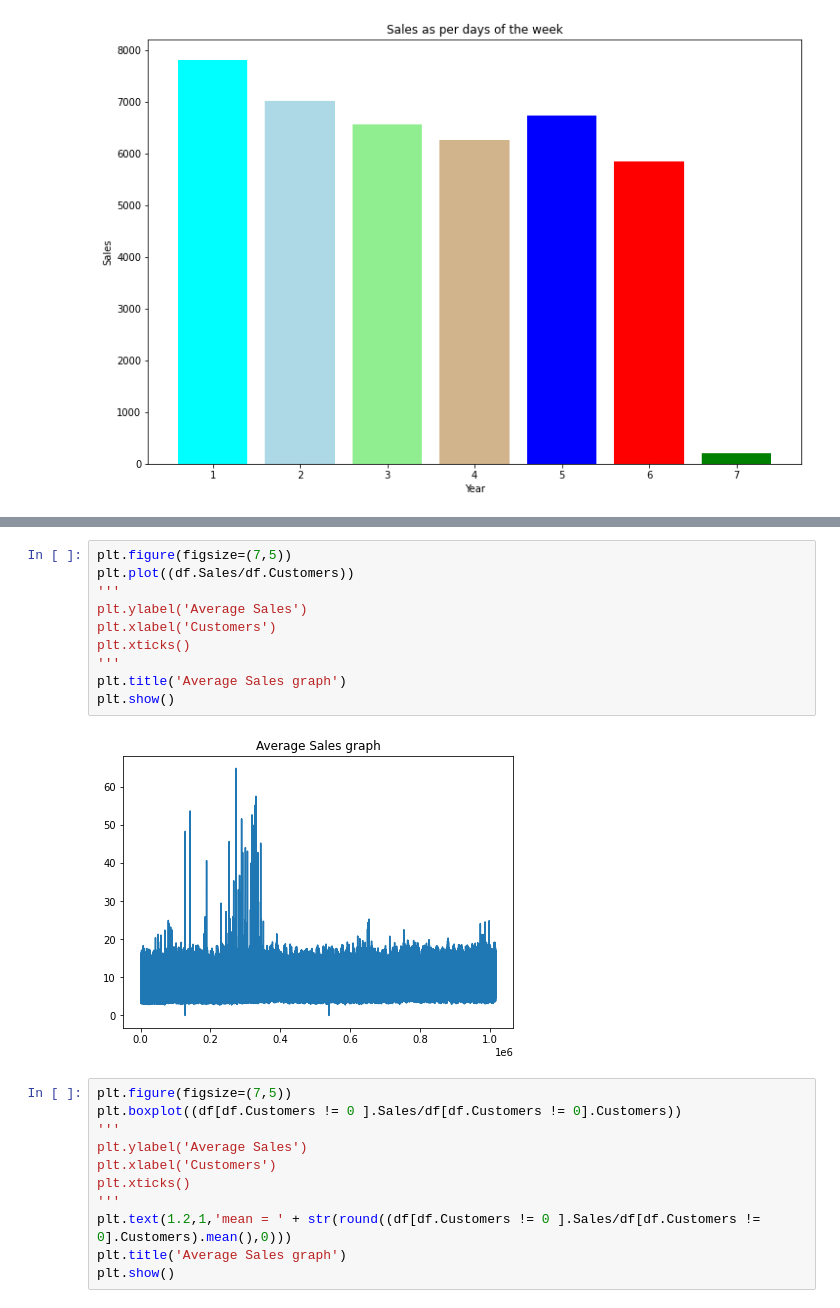
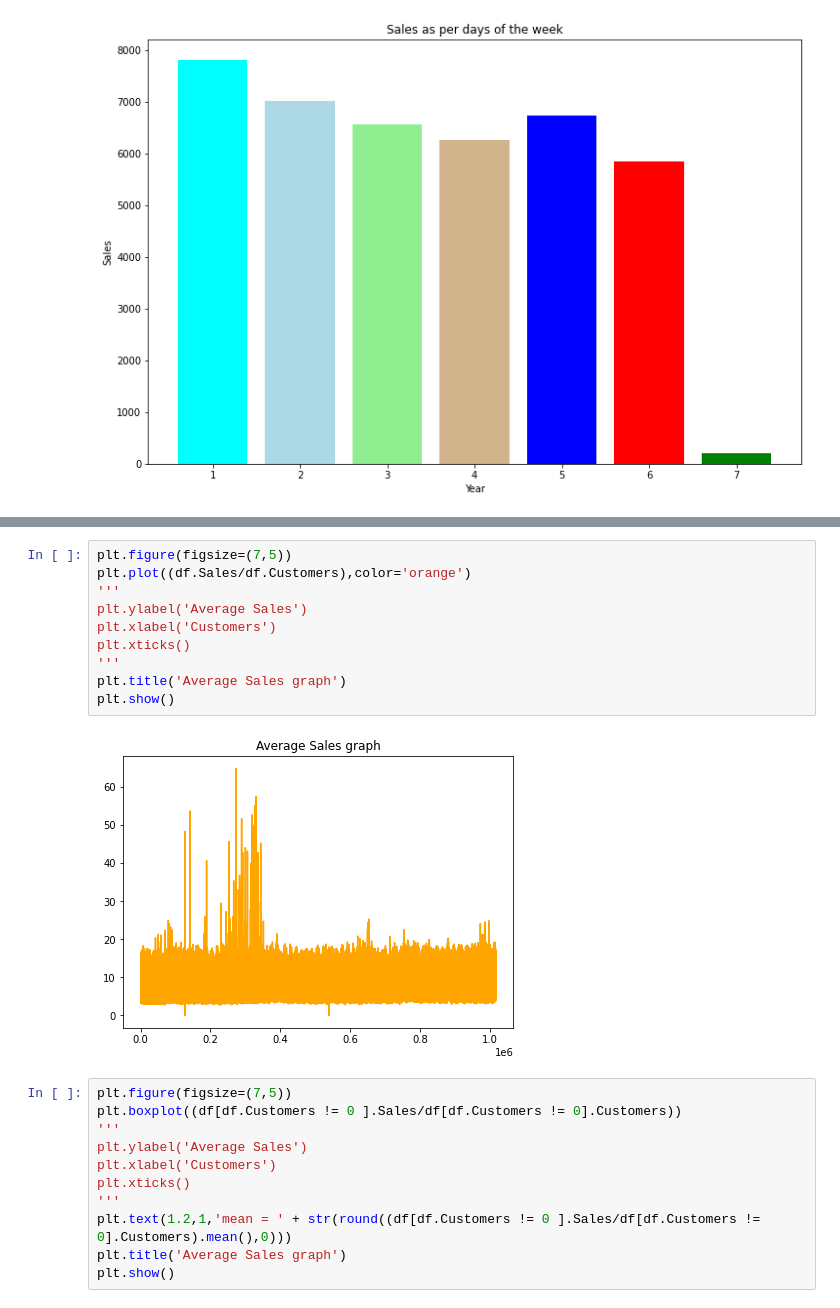
Before and after one commit to Shyamsundarkanaka/Rossmann-Sales-Prediction, a Jupyter notebook: Rossmann_Sales_Prediction_Capstone_Project.ipynb, the cells around one changed output, grey strips where cells are left out. Drawn from its saved outputs; the diff is of its cells as text.

```diff
--- a/Rossmann_Sales_Prediction_Capstone_Project.ipynb
+++ b/Rossmann_Sales_Prediction_Capstone_Project.ipynb
@@ -583,15 +621,15 @@ plt.scatter(df.Customers,df.Sales)
 # %%
 plt.figure(figsize=(7,5))
-plt.plot((df.Sales/df.Customers))
+plt.plot((df.Sales/df.Customers),color='orange')
 '''
 plt.ylabel('Average Sales')
 plt.xlabel('Customers')
 plt.xticks()
 '''
 plt.title('Average Sales graph')
 plt.show()
 # %% [output]
-[figure, old version]
+[figure, new version]
 # %%
 plt.figure(figsize=(7,5))
 plt.boxplot((df[df.Customers != 0 ].Sales/df[df.Customers != 0].Customers))
```
Also changed, not shown: parts of 86 cells of this notebook.
